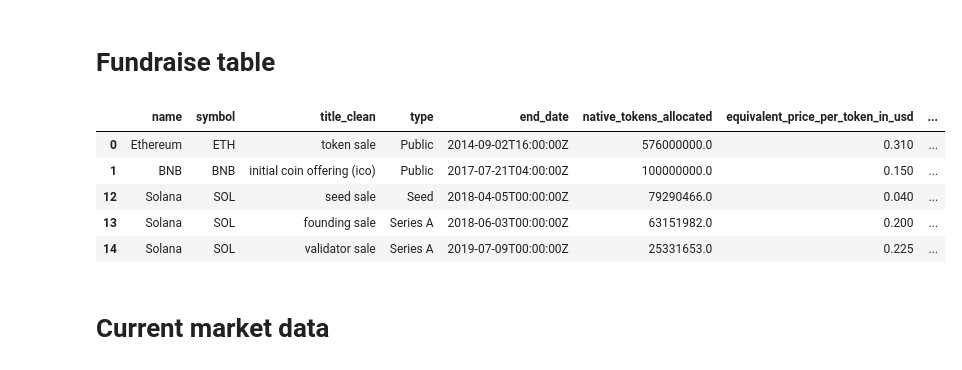
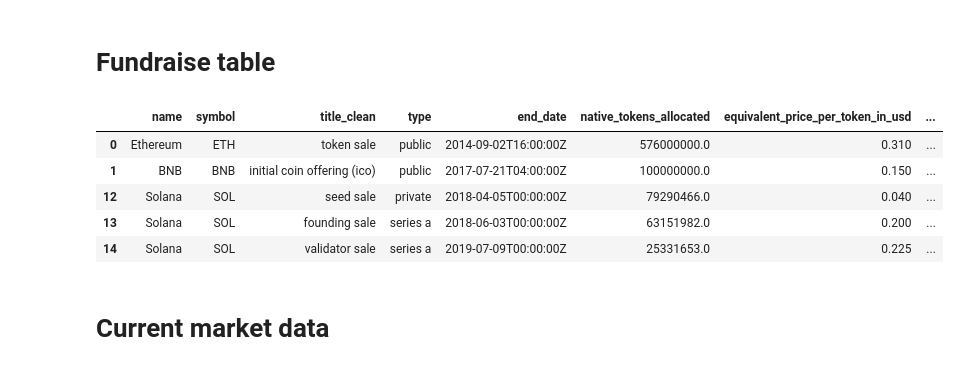
Before and after one commit to Friedrichz/crypto_tooling, a Jupyter notebook: track_vc_tokens.ipynb, the cells around one changed output. Cells and saved outputs as stored; diff of their text form; code cells hidden in the pictures.

```diff
--- a/track_vc_tokens.ipynb
+++ b/track_vc_tokens.ipynb
@@ -168,35 +193,95 @@ _ = [clean_sales_rounds(j["profile"]["economics"]["launch"]["fundraising"]["sale
 # %%
 # Extract full fundraising data for each coin
 def full_fundraise_data(record):
   # Returns a list of recorded funraise events
   symbol = record["symbol"]
   name = record["name"]
 
   # Get details on sales rounds
   sales_rounds = record["profile"]["economics"]["launch"]["fundraising"]["sales_rounds"]
   if sales_rounds:
     _ = [i.update(name=name) for i in sales_rounds]
     _ = [i.update(symbol=symbol) for i in sales_rounds]
 
   return sales_rounds
 
 fundraises_list = [j for i in filter(None, [full_fundraise_data(i) for i in data]) for j in i]
 
 # Format to df
 cols = ["name", "symbol", "title_clean", "type", "end_date", "native_tokens_allocated", "equivalent_price_per_token_in_usd", "amount_collected_in_usd", "asset_collected"]
 fdf = pd.DataFrame.from_records(fundraises_list)[cols]
 fdf = fdf.dropna(how="all", subset=["native_tokens_allocated", "equivalent_price_per_token_in_usd", "equivalent_price_per_token_in_usd"])
 
+# Clean "type" column
+clean_dict = {
+  # Private Sale
+ 'SAFT': 'Private',
+ 'Saft': 'Private',
+ 'Private Crowdsale': 'Private',
+ 'Pre-Sale': 'Private',
+ 'Private Sale':'Private',
+ 'Private ': 'Private',
+ 'private': 'Private',
+ 'Accredited-only': 'Private',
+ 'Seed Sale': 'Private',
+ 'Seed': 'Private',
+ 'Private Sale ICO': 'Private',
+ 'Private (accredited investors only)': 'Private',
+ 'Private (Accredited Investors Only)': 'Private',
+ 'VC': 'Private',
+ 'Vc': 'Private',
+ 'Presale': 'Private',
+ 'Pre Sale': 'Private',
+ 'Pre-Sale Tranche 1': 'Private',
+ 'Pre-Sale Tranche 2': 'Private',
+ 'Seed Funding': 'Private',
+ 'PreSale': 'Private',
+ 'Seed Round': 'Private',
+ 'LP': 'Private',
+ 'Lp': 'Private',
+ 'Saft - Private, Accredited-Only': 'Private',
+ 'SAFT - Private, accredited-only': 'Private',
+ 'Private, accredited-only': 'Private',
+ 'Private, Accredited-Only': 'Private',
+ # ICO
+ 'Initial Coin Offering': 'ICO',
+ 'Initial coin offering': 'ICO',
+ 'Initial Offering': 'ICO',
+ 'Ico': 'ICO',
+ # IDO
+ 'Initial Dex Offering': 'IDO',
+ 'Initiate DEX Offering': 'IDO',
+ 'Initiate Dex Offering': 'IDO',
+ 'ido':'IDO',
+ # IEO
+ 'Ieo': 'IEO',
+ 'Initial Exchange Offering':'IEO',
+ 'Initial Exchange Offering: Binance Smart Chain': 'IEO',
+ # Public
+ 'Public with allocation': 'Public',
+ 'Public Sale - Fair Lottery': 'Public',
+ 'Public Sale': 'Public',
+ 'public': 'Public',
+ # Crowdsale
+ 'Crowd sale': 'Crowdsale',
+ # Strategic
+ 'Strategic Investments': 'Strategic',
+}
+
+f = lambda x: clean_dict[x] if x in clean_dict.keys() else x
+fdf["type"] = fdf["type"].map(f)
+fdf["type"] = fdf["type"].str.lower()
+
 # Add cumulative amount raised up to & incl fundraising event
 fdf["cum_amount_collected_in_usd"] = fdf.sort_values("end_date", ascending=True).groupby("symbol")["amount_collected_in_usd"].cumsum()
 fdf.head()
 # %% [output]
 |  | name | symbol | title_clean | type | end_date | native_tokens_allocated | equivalent_price_per_token_in_usd | ... |
-| 0 | Ethereum | ETH | token sale | Public | 2014-09-02T16:00:00Z | 576000000.0 | 0.310 | ... |
-| 1 | BNB | BNB | initial coin offering (ico) | Public | 2017-07-21T04:00:00Z | 100000000.0 | 0.150 | ... |
-| 12 | Solana | SOL | seed sale | Seed | 2018-04-05T00:00:00Z | 79290466.0 | 0.040 | ... |
-| 13 | Solana | SOL | founding sale | Series A | 2018-06-03T00:00:00Z | 63151982.0 | 0.200 | ... |
-| 14 | Solana | SOL | validator sale | Series A | 2019-07-09T00:00:00Z | 25331653.0 | 0.225 | ... |
+| 0 | Ethereum | ETH | token sale | public | 2014-09-02T16:00:00Z | 576000000.0 | 0.310 | ... |
+| 1 | BNB | BNB | initial coin offering (ico) | public | 2017-07-21T04:00:00Z | 100000000.0 | 0.150 | ... |
+| 12 | Solana | SOL | seed sale | private | 2018-04-05T00:00:00Z | 79290466.0 | 0.040 | ... |
+| 13 | Solana | SOL | founding sale | series a | 2018-06-03T00:00:00Z | 63151982.0 | 0.200 | ... |
+| 14 | Solana | SOL | validator sale | series a | 2019-07-09T00:00:00Z | 25331653.0 | 0.225 | ... |
 # %% [markdown]
 # Current market data
 # %%
```
Also changed, not shown: parts of 22 cells of this notebook.
